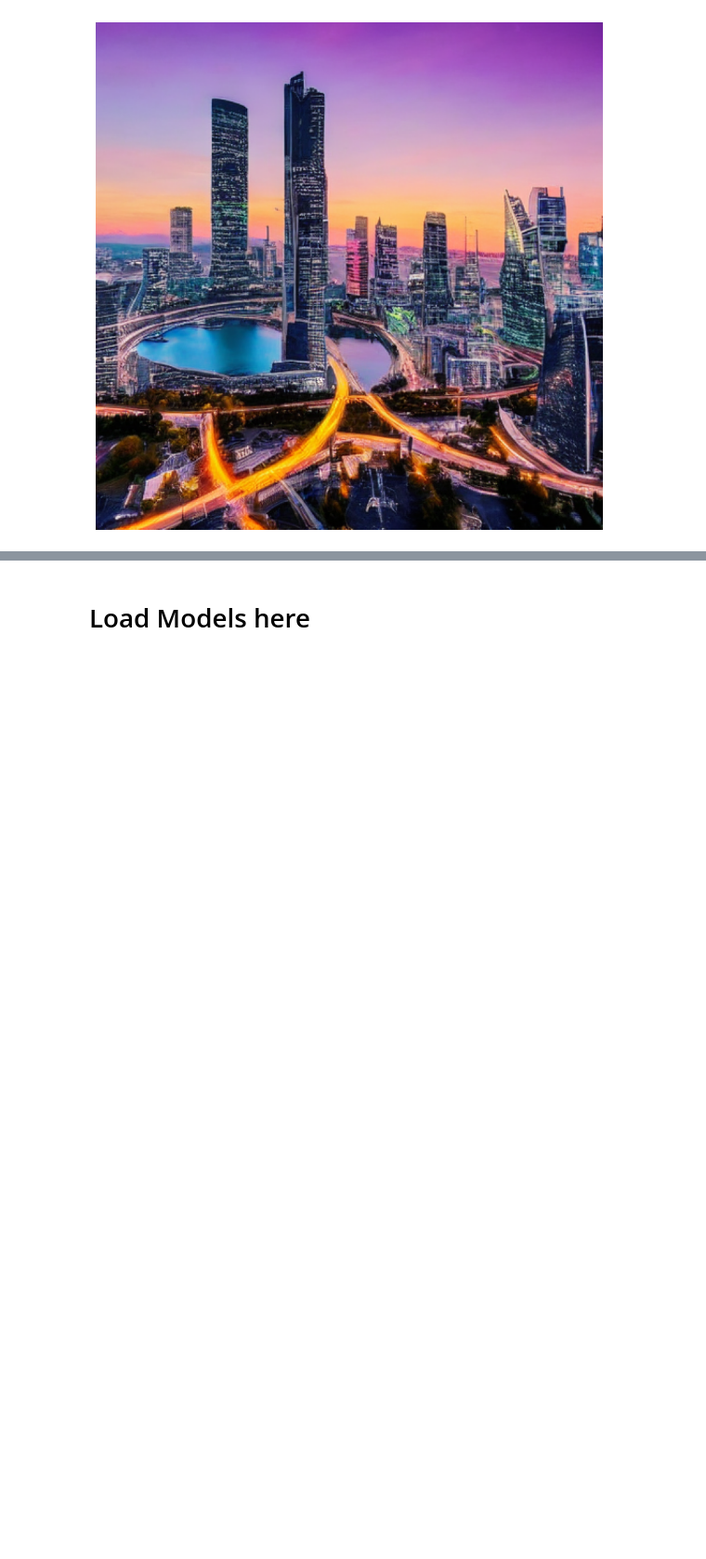
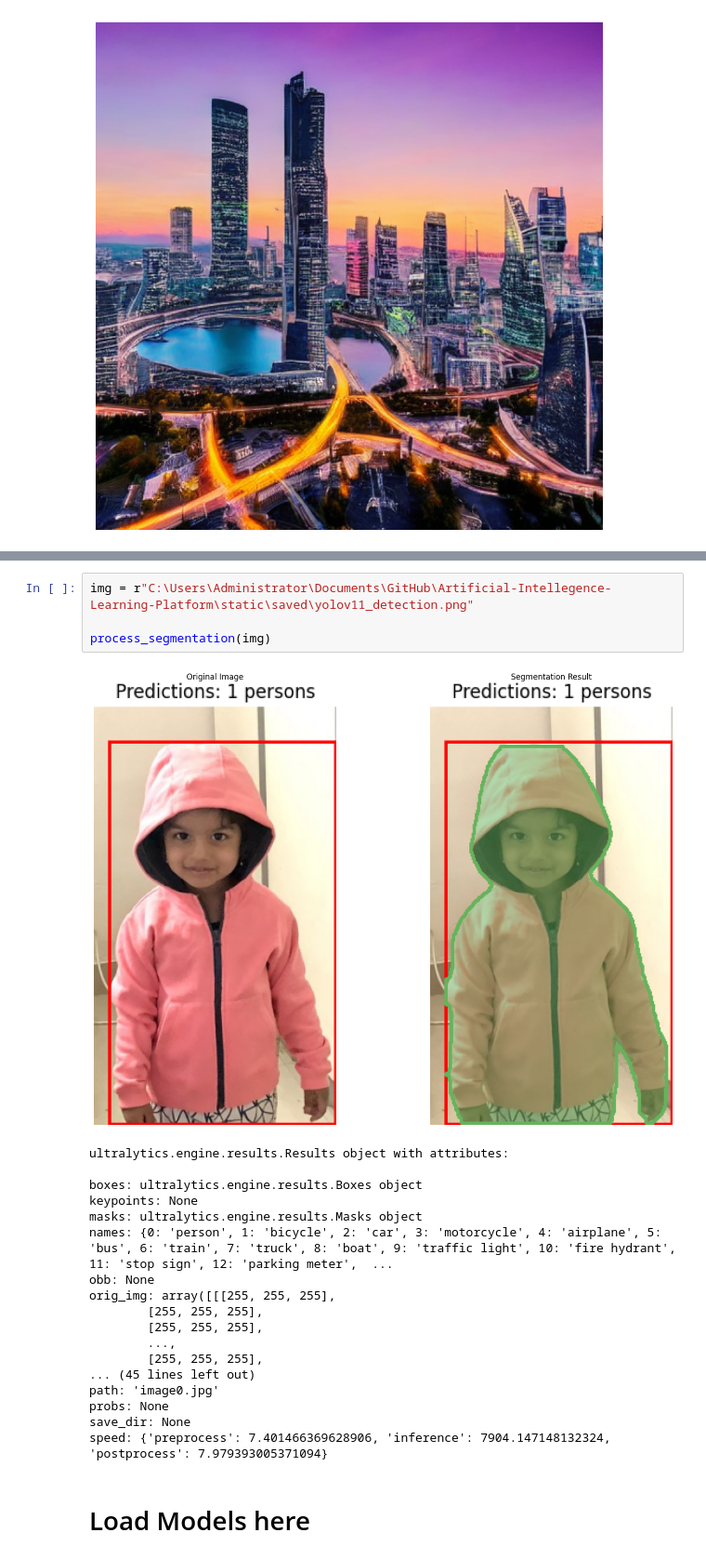
Before and after one commit to AILearningPlatform/Artificial-Intellegence-Learning-Platform, a Jupyter notebook: connections/check.ipynb, the cells around one changed output, grey strips where cells are left out. Shown at 93% size. Saved outputs shown, nothing was run; the diff lists cells and outputs as text; blank space fills up the shorter version.

```diff
--- a/connections/check.ipynb
+++ b/connections/check.ipynb
@@ -389,3 +518,26 @@ show(read("generated_image.png"))
+# %%
+img = r"C:\Users\Administrator\Documents\GitHub\Artificial-Intellegence-Learning-Platform\static\saved\yolov11_detection.png"
+
+process_segmentation(img)
+# %% [output]
+[figure, added]
+ultralytics.engine.results.Results object with attributes:
+
+boxes: ultralytics.engine.results.Boxes object
+keypoints: None
+masks: ultralytics.engine.results.Masks object
+names: {0: 'person', 1: 'bicycle', 2: 'car', 3: 'motorcycle', 4: 'airplane', 5: 'bus', 6: 'train', 7: 'truck', 8: 'boat', 9: 'traffic light', 10: 'fire hydrant', 11: 'stop sign', 12: 'parking meter',  ...
+obb: None
+orig_img: array([[[255, 255, 255],
+        [255, 255, 255],
+        [255, 255, 255],
+        ...,
+        [255, 255, 255],
+... (45 lines left out)
+path: 'image0.jpg'
+probs: None
+save_dir: None
+speed: {'preprocess': 7.401466369628906, 'inference': 7904.147148132324, 'postprocess': 7.979393005371094}
 # %% [markdown]
 # Load Models here
 # %%
```
Also changed, not shown: parts of 9 cells of this notebook, 13 other files.
